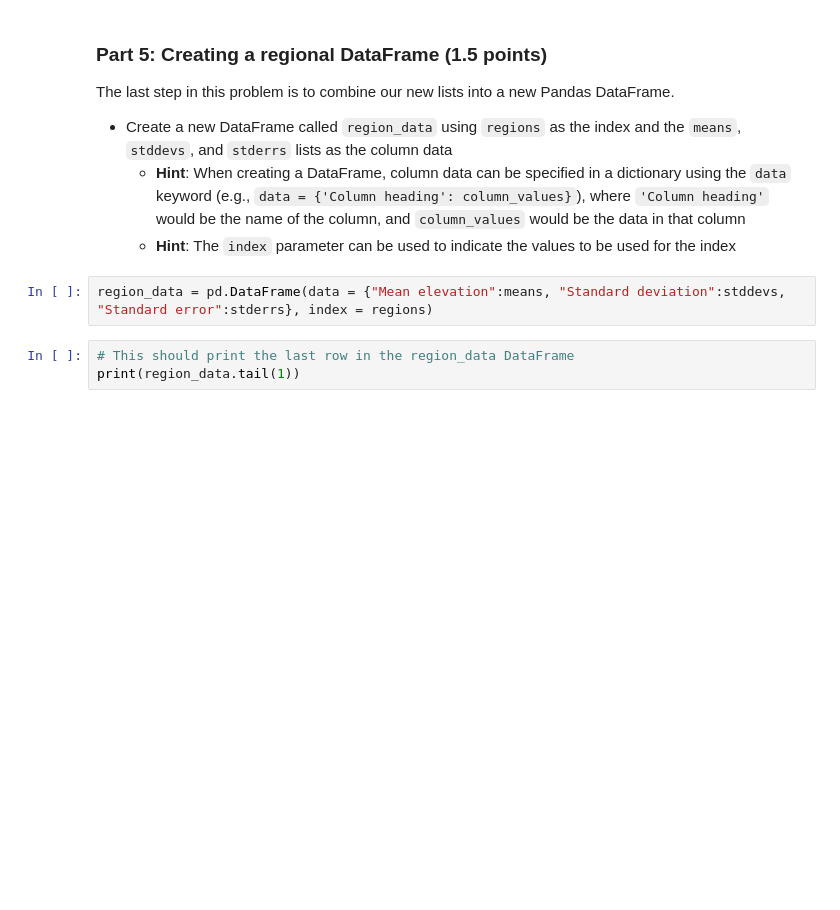
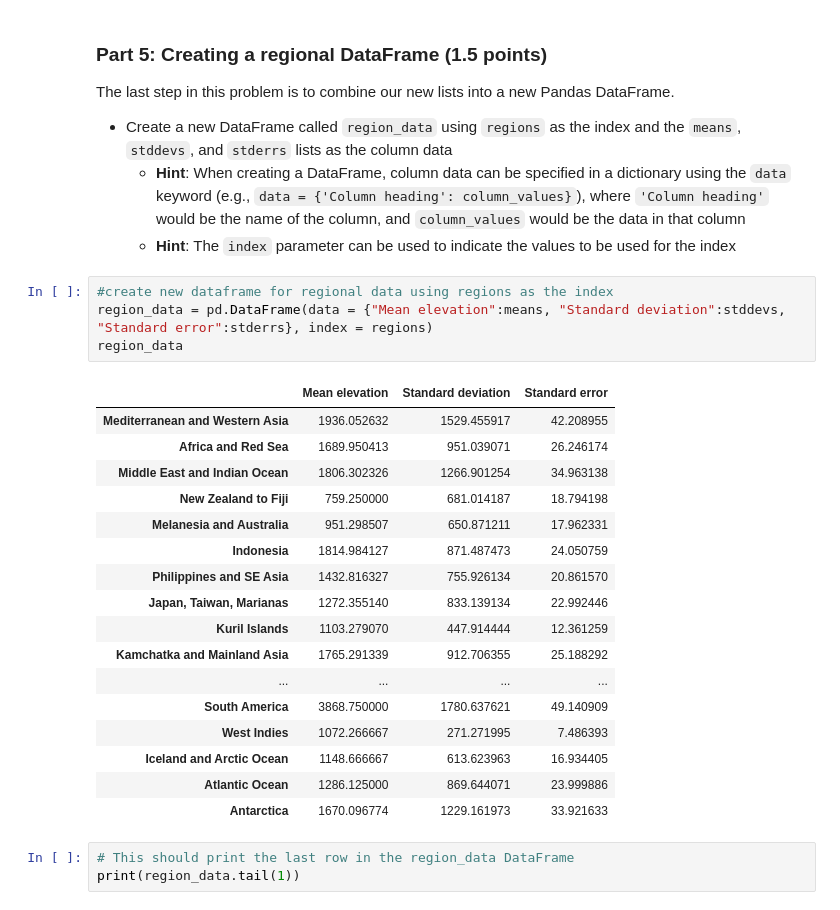
Before and after one commit to NIGS-GeoPython2026/exercise-8-illeana-ayson-1, a Jupyter notebook: Exercise-8-problems-1-2.ipynb, the cells around one changed output. Drawn from its saved outputs; the diff is of its cells as text; blank space fills up the shorter version.

```diff
--- a/Exercise-8-problems-1-2.ipynb
+++ b/Exercise-8-problems-1-2.ipynb
@@ -219,7 +222,27 @@ The last step in this problem is to combine our new lists into a new Pandas Data
     - **Hint**: When creating a DataFrame, column data can be specified in a dictionary using the `data` keyword (e.g., `data = {'Column heading': column_values}`), where `'Column heading'` would be the name of the column, and `column_values` would be the data in that column
     - **Hint**: The `index` parameter can be used to indicate the values to be used for the index
 # %%
+#create new dataframe for regional data using regions as the index
 region_data = pd.DataFrame(data = {"Mean elevation":means, "Standard deviation":stddevs, "Standard error":stderrs}, index = regions)
+region_data
+# %% [output]
+|  | Mean elevation | Standard deviation | Standard error |
+| Mediterranean and Western Asia | 1936.052632 | 1529.455917 | 42.208955 |
+| Africa and Red Sea | 1689.950413 | 951.039071 | 26.246174 |
+| Middle East and Indian Ocean | 1806.302326 | 1266.901254 | 34.963138 |
+| New Zealand to Fiji | 759.250000 | 681.014187 | 18.794198 |
+| Melanesia and Australia | 951.298507 | 650.871211 | 17.962331 |
+| Indonesia | 1814.984127 | 871.487473 | 24.050759 |
+| Philippines and SE Asia | 1432.816327 | 755.926134 | 20.861570 |
+| Japan, Taiwan, Marianas | 1272.355140 | 833.139134 | 22.992446 |
+| Kuril Islands | 1103.279070 | 447.914444 | 12.361259 |
+| Kamchatka and Mainland Asia | 1765.291339 | 912.706355 | 25.188292 |
+| ... | ... | ... | ... |
+| South America | 3868.750000 | 1780.637621 | 49.140909 |
+| West Indies | 1072.266667 | 271.271995 | 7.486393 |
+| Iceland and Arctic Ocean | 1148.666667 | 613.623963 | 16.934405 |
+| Atlantic Ocean | 1286.125000 | 869.644071 | 23.999886 |
+| Antarctica | 1670.096774 | 1229.161973 | 33.921633 |
 # %%
 # This should print the last row in the region_data DataFrame
 print(region_data.tail(1))
```
Also changed, not shown: parts of 13 cells of this notebook, 1 other file.
